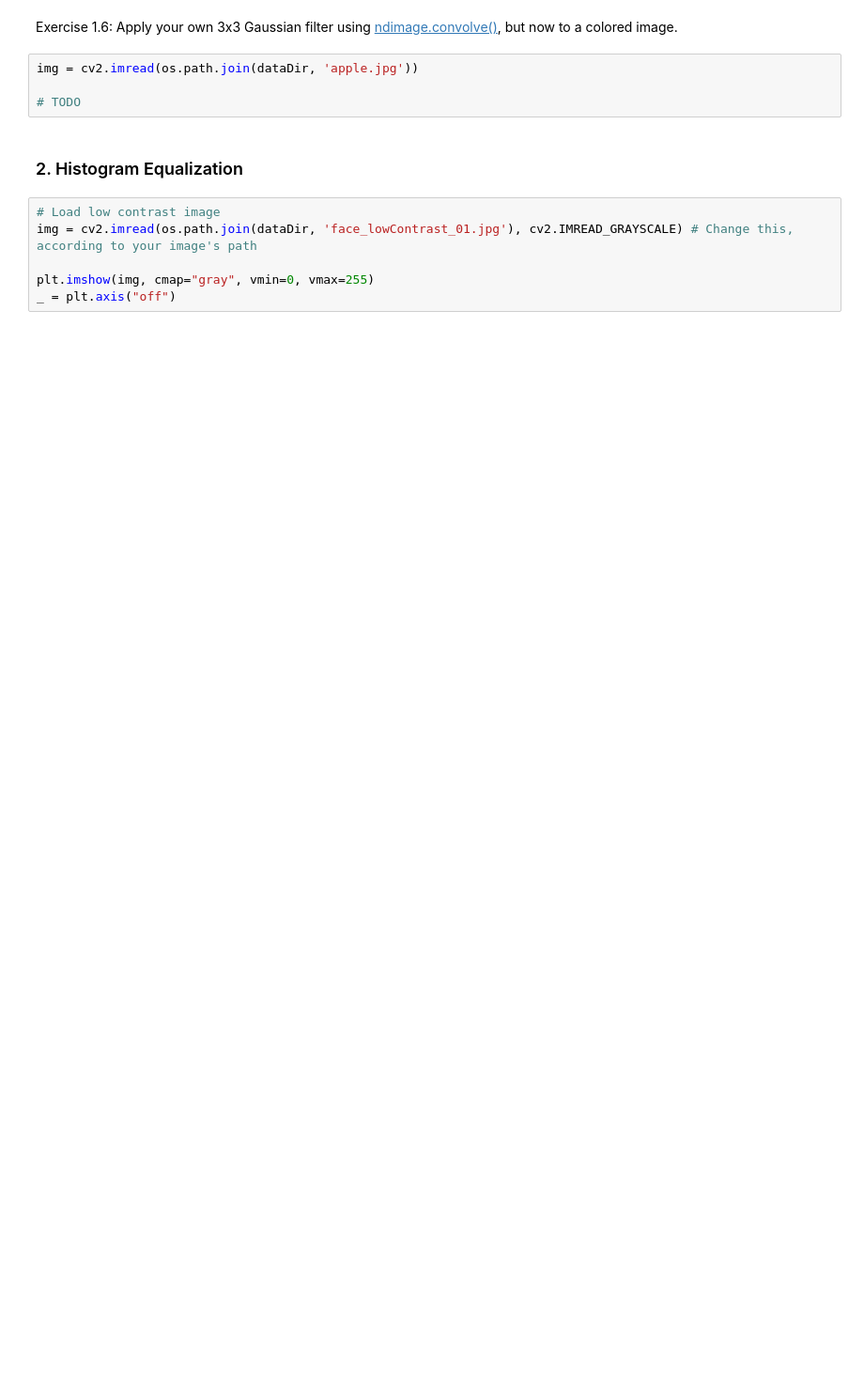
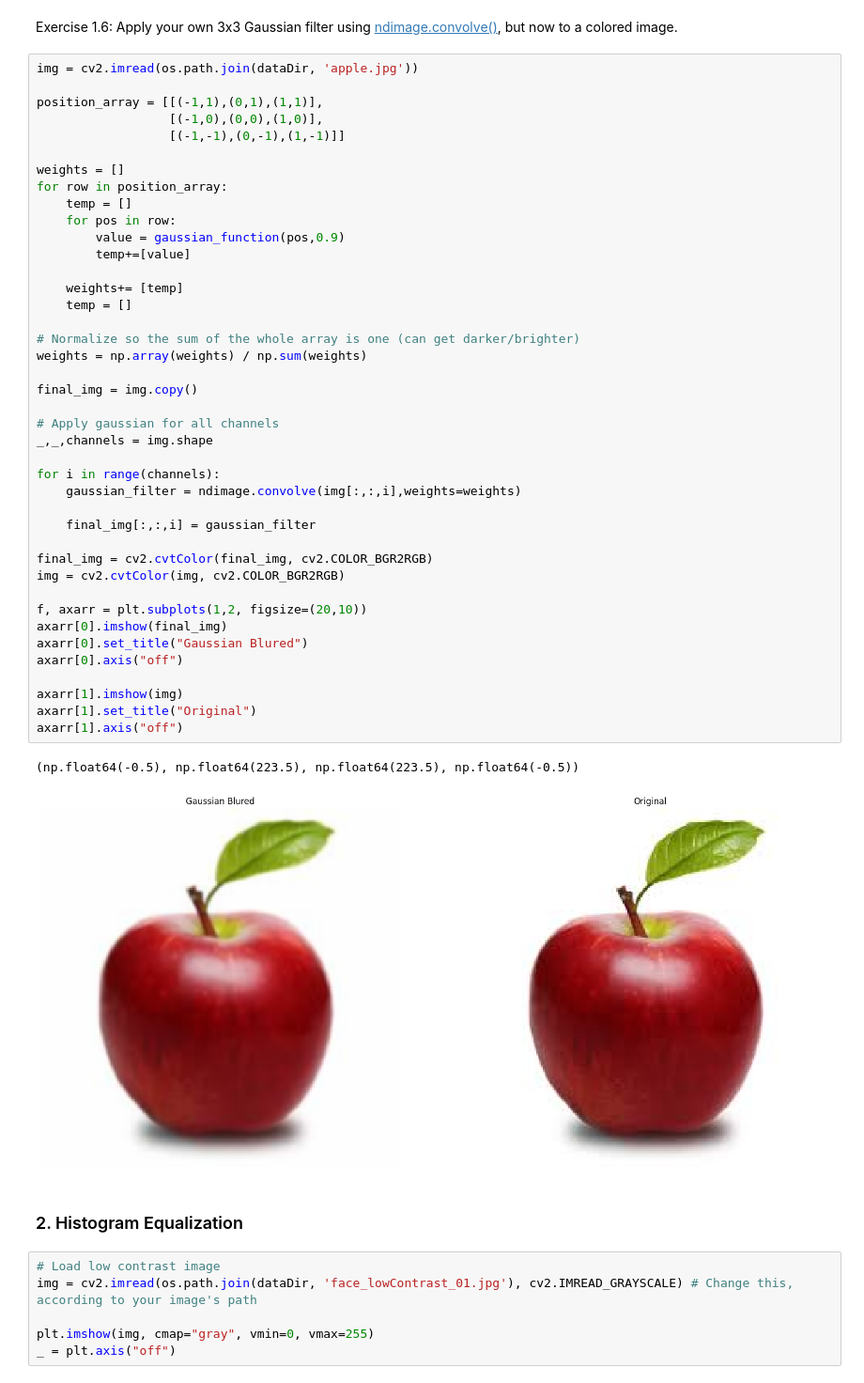
Before and after one commit to PedroMMarinho/FEUP-CV, a Jupyter notebook: lab2/02-image-enhancement.ipynb, the cells around one changed output. Shown at 94% size. Drawn from its saved outputs; the diff is of its cells as text; blank space fills up the shorter version.

```diff
--- a/lab2/02-image-enhancement.ipynb
+++ b/lab2/02-image-enhancement.ipynb
@@ -183,9 +208,49 @@ img = cv2.imread(os.path.join(dataDir, 'apple.jpg'), cv2.IMREAD_GRAYSCALE)
 # %% [markdown]
 Exercise 1.6: Apply your own 3x3 Gaussian filter using [ndimage.convolve()](https://docs.scipy.org/doc/scipy/reference/generated/scipy.ndimage.convolve.html), but now to a colored image.
-# %%
-img = cv2.imread(os.path.join(dataDir, 'apple.jpg'))
-
-# TODO
+# %%
+img = cv2.imread(os.path.join(dataDir, 'apple.jpg'))
+
+position_array = [[(-1,1),(0,1),(1,1)],
+                  [(-1,0),(0,0),(1,0)],
+                  [(-1,-1),(0,-1),(1,-1)]]
+
+weights = []
+for row in position_array:
+    temp = []
+    for pos in row:
+        value = gaussian_function(pos,0.9)
+        temp+=[value]
+
+    weights+= [temp]
+    temp = []
+
+# Normalize so the sum of the whole array is one (can get darker/brighter)
+weights = np.array(weights) / np.sum(weights)
+
+final_img = img.copy()
+
+# Apply gaussian for all channels
+_,_,channels = img.shape
+
+for i in range(channels):
+    gaussian_filter = ndimage.convolve(img[:,:,i],weights=weights)
+
+    final_img[:,:,i] = gaussian_filter
+
+final_img = cv2.cvtColor(final_img, cv2.COLOR_BGR2RGB)
+img = cv2.cvtColor(img, cv2.COLOR_BGR2RGB)
+
+f, axarr = plt.subplots(1,2, figsize=(20,10))
+axarr[0].imshow(final_img)
+axarr[0].set_title("Gaussian Blured")
+axarr[0].axis("off")
+
+axarr[1].imshow(img)
+axarr[1].set_title("Original")
+axarr[1].axis("off")
+# %% [output]
+(np.float64(-0.5), np.float64(223.5), np.float64(223.5), np.float64(-0.5))
+[figure, added]
 # %% [markdown]
 ### 2. Histogram Equalization
 # %%
```
Also changed, not shown: parts of 9 cells of this notebook.
